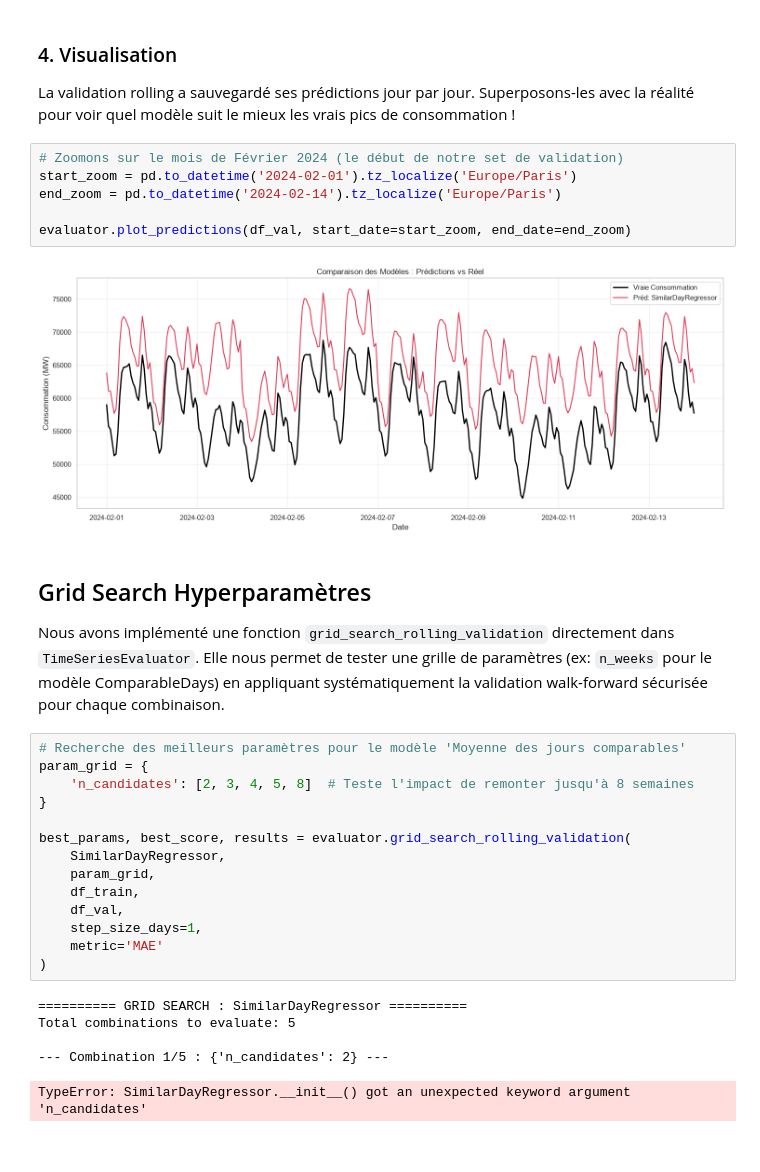
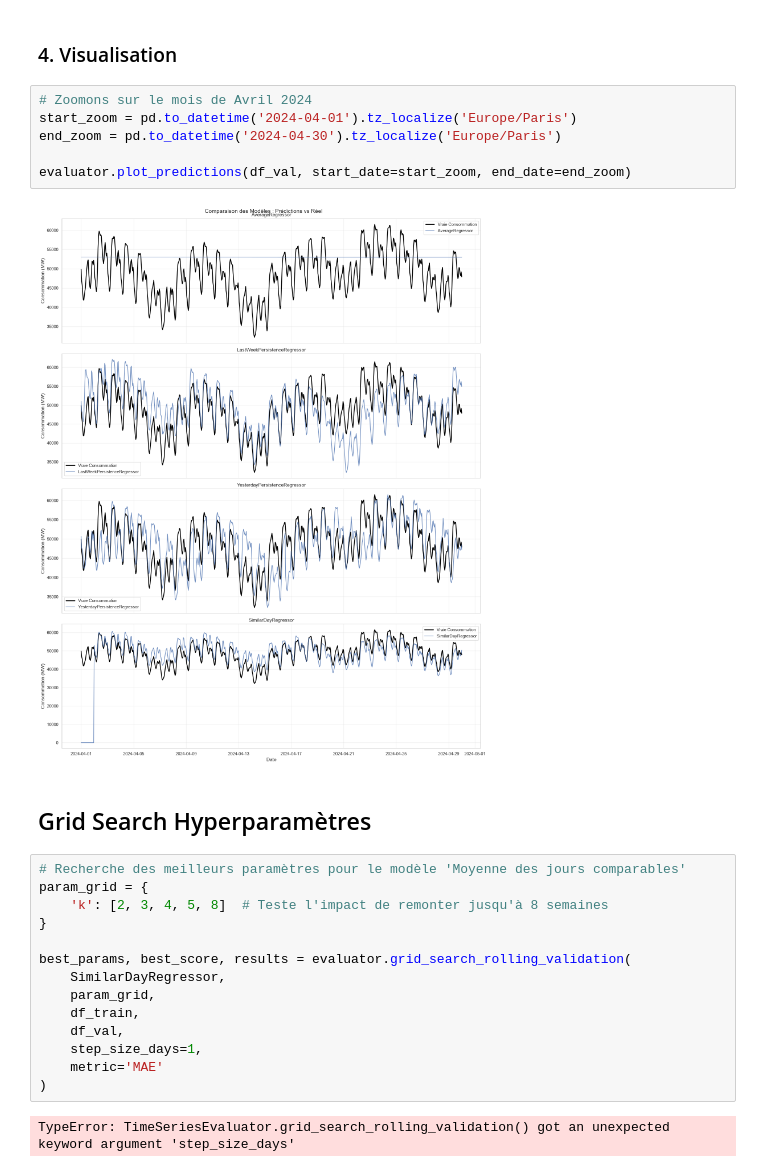
Before and after one commit to LeStolz/ConsommationElectrique, a Jupyter notebook: notebooks/02_evaluation.ipynb, the cells around one changed output. Saved outputs shown, nothing was run; the diff lists cells and outputs as text.

Commit message:
Update evaluator

```diff
--- a/notebooks/02_evaluation.ipynb
+++ b/notebooks/02_evaluation.ipynb
@@ -104,23 +79,20 @@ SCORE GLOBAL ROLLING (1 jours) : MAE = 3413.45 MW | RMSE = 5526.34 MW | MAPE = 6
  'MAPE': np.float64(6.389790843380001)}
 # %% [markdown]
 ### 4. Visualisation
-La validation rolling a sauvegardé ses prédictions jour par jour. Superposons-les avec la réalité pour voir quel modèle suit le mieux les vrais pics de consommation !
 # %%
-# Zoomons sur le mois de Février 2024 (le début de notre set de validation)
-start_zoom = pd.to_datetime('2024-02-01').tz_localize('Europe/Paris')
-end_zoom = pd.to_datetime('2024-02-14').tz_localize('Europe/Paris')
+# Zoomons sur le mois de Avril 2024
+start_zoom = pd.to_datetime('2024-04-01').tz_localize('Europe/Paris')
+end_zoom = pd.to_datetime('2024-04-30').tz_localize('Europe/Paris')
 
 evaluator.plot_predictions(df_val, start_date=start_zoom, end_date=end_zoom)
 # %% [output]
-[figure, old version]
+[figure, new version]
 # %% [markdown]
 ## Grid Search Hyperparamètres
-Nous avons implémenté une fonction `grid_search_rolling_validation` directement dans `TimeSeriesEvaluator`.
-Elle nous permet de tester une grille de paramètres (ex: `n_weeks` pour le modèle ComparableDays) en appliquant systématiquement la validation walk-forward sécurisée pour chaque combinaison.
 # %%
 # Recherche des meilleurs paramètres pour le modèle 'Moyenne des jours comparables'
 param_grid = {
-    'n_candidates': [2, 3, 4, 5, 8]  # Teste l'impact de remonter jusqu'à 8 semaines
+    'k': [2, 3, 4, 5, 8]  # Teste l'impact de remonter jusqu'à 8 semaines
 }
 
 best_params, best_score, results = evaluator.grid_search_rolling_validation(
@@ -132,8 +104,4 @@ best_params, best_score, results = evaluator.grid_search_rolling_validation(
     metric='MAE'
 )
 # %% [output]
-========== GRID SEARCH : SimilarDayRegressor ==========
-Total combinations to evaluate: 5
-
---- Combination 1/5 : {'n_candidates': 2} ---
+TypeError: TimeSeriesEvaluator.grid_search_rolling_validation() got an unexpected keyword argument 'step_size_days'
-TypeError: SimilarDayRegressor.__init__() got an unexpected keyword argument 'n_candidates'
```
Also changed, not shown: parts of 8 cells of this notebook, 1 other file.
